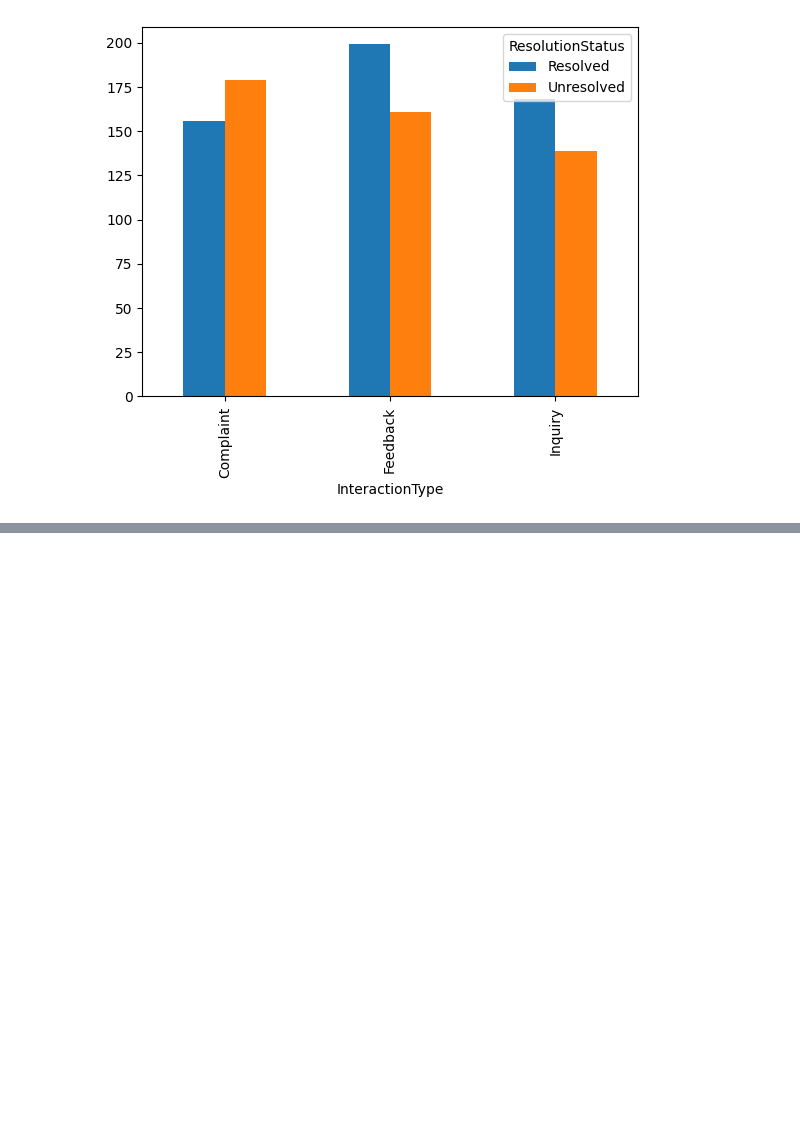
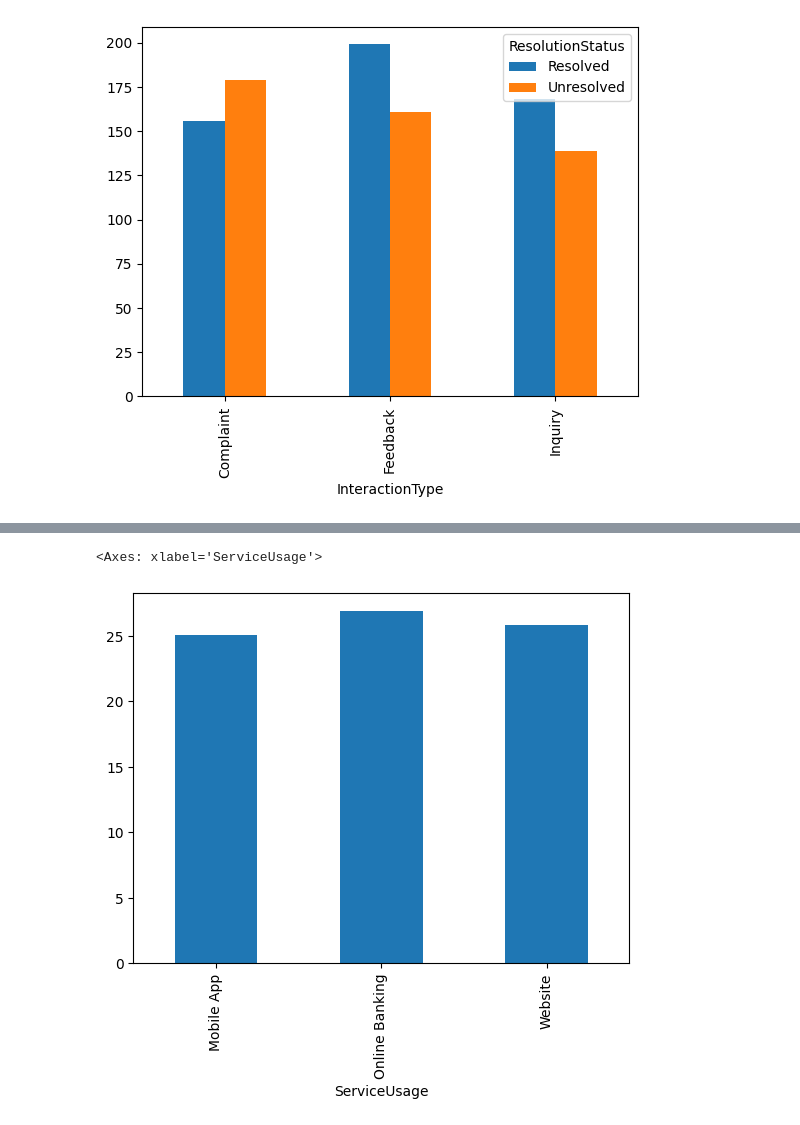
Before and after one commit to Bigjay101/ChurnPrediction, a Jupyter notebook: churn.ipynb, the cells around one changed output, grey strips where cells are left out. Cells and saved outputs as stored; diff of their text form; code cells hidden in the pictures; blank space fills up the shorter version.

```diff
--- a/churn.ipynb
+++ b/churn.ipynb
@@ -138,0 +167,5 @@ ct.plot(kind='bar')
+# %%
+Activity.groupby('ServiceUsage')['LoginFrequency'].mean().plot(kind='bar')
+# %% [output]
+<Axes: xlabel='ServiceUsage'>
+[figure, added]
```
Also changed, not shown: parts of 16 cells of this notebook.
